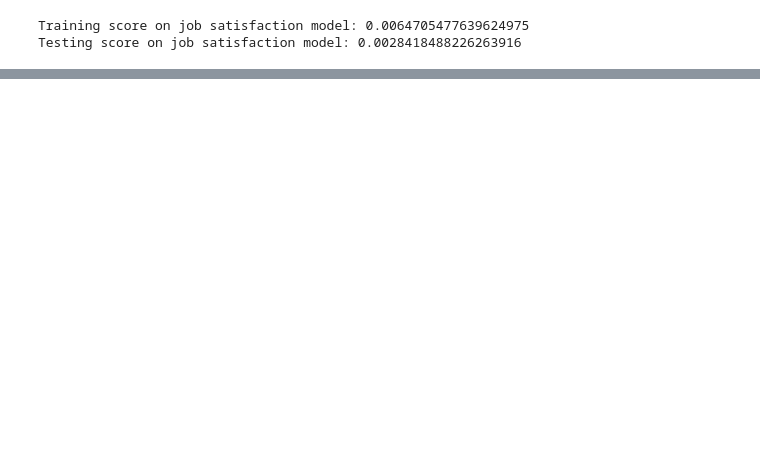
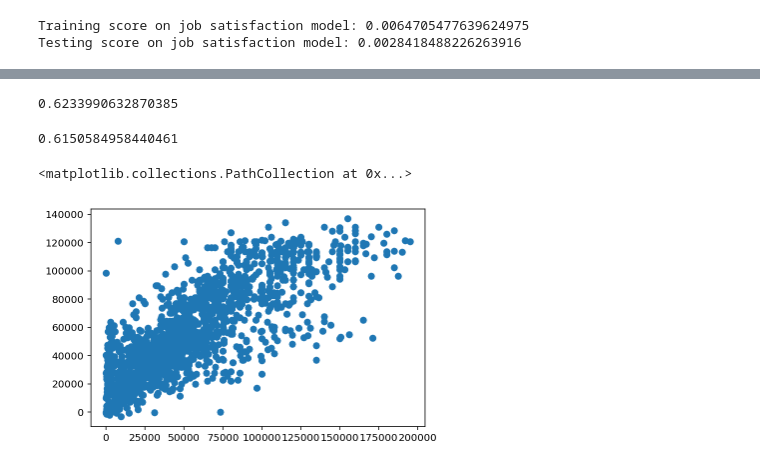
Before and after one commit to blowe615/stackoverflow_survey, a Jupyter notebook: Investigating How Data Scientists Answered the Stack Overflow Survey.ipynb, the cells around one changed output, grey strips where cells are left out. Saved outputs shown, nothing was run; the diff lists cells and outputs as text; code cells hidden in the pictures; blank space fills up the shorter version.

```diff
--- a/Investigating How Data Scientists Answered the Stack Overflow Survey.ipynb
+++ b/Investigating How Data Scientists Answered the Stack Overflow Survey.ipynb
@@ -532,0 +678,13 @@ ax = sns.heatmap(corr2, mask=mask, cmap=cmap, annot=np.round(corr2.values,2), sq
+# %%
+r2_score(y_train2_sal, model2_sal.predict(X_train2_sal))
+# %% [output]
+0.6233990632870385
+# %%
+r2_score(y_test2_sal, model2_sal.predict(X_test2_sal))
+# %% [output]
+0.6150584958440461
+# %%
+plt.scatter(y_test2_sal, model2_sal.predict(X_test2_sal))
+# %% [output]
+<matplotlib.collections.PathCollection at 0x...>
+[figure, added]
```
Also changed, not shown: parts of 55 cells of this notebook.
